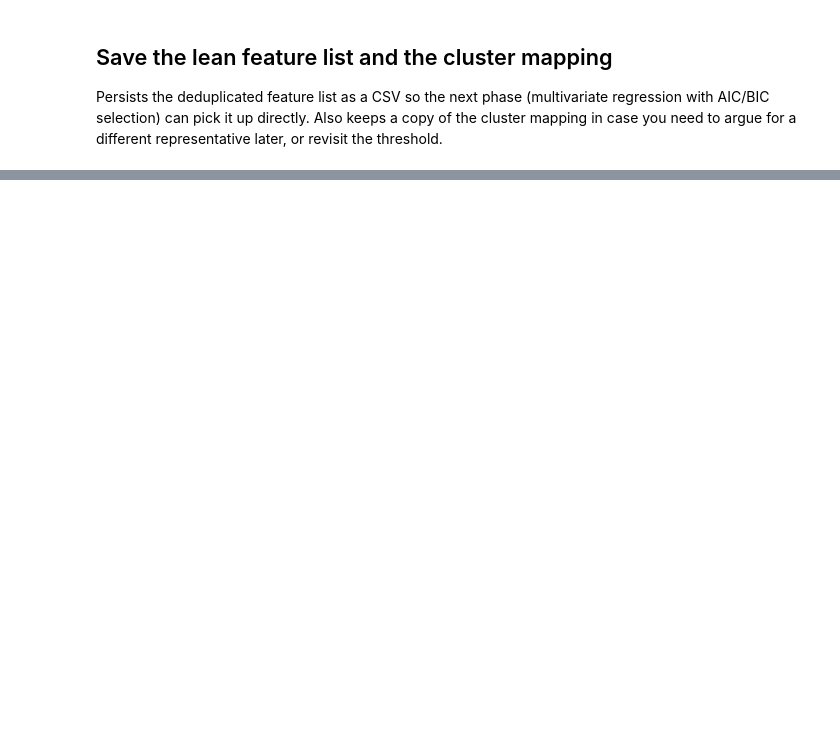
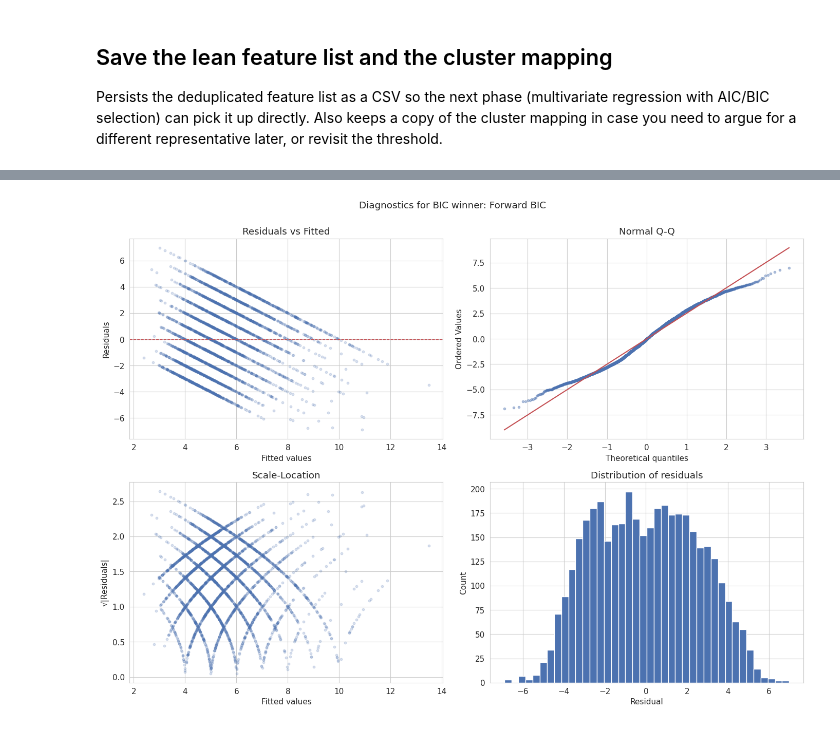
Before and after one commit to lopezbec/Python_LLM_dificulty, a Jupyter notebook: EDA_Comparison.ipynb, the cells around one changed output, grey strips where cells are left out. Drawn from its saved outputs; the diff is of its cells as text; code cells hidden in the pictures; blank space fills up the shorter version.

```diff
--- a/EDA_Comparison.ipynb
+++ b/EDA_Comparison.ipynb
@@ -834,0 +1050,16 @@ Saved:
+# %%
+print("Forward stepwise (AIC):")
+fwd_aic, fwd_aic_score = stepwise_forward(X_std, y, criterion="aic", verbose=True)
+print(f"\nFinal AIC: {fwd_aic_score:.2f}, features kept: {len(fwd_aic)}")
+
+print("\nBackward stepwise (AIC):")
+bwd_aic, bwd_aic_score = stepwise_backward(X_std, y, criterion="aic", verbose=True)
+print(f"\nFinal AIC: {bwd_aic_score:.2f}, features kept: {len(bwd_aic)}")
+
+print("\nForward stepwise (BIC):")
+fwd_bic, fwd_bic_score = stepwise_forward(X_std, y, criterion="bic", verbose=True)
+print(f"\nFinal BIC: {fwd_bic_score:.2f}, features kept: {len(fwd_bic)}")
+
+print("\nBackward stepwise (BIC):")
+bwd_bic, bwd_bic_score = stepwise_backward(X_std, y, criterion="bic", verbose=True)
+print(f"\nFinal BIC: {bwd_bic_score:.2f}, features kept: {len(bwd_bic)}")
@@ -834,0 +1244,45 @@ Saved:
+# %%
+from scipy import stats
+
+# Use the BIC winner for diagnostics (more parsimonious, easier to interpret)
+final_model = final_bic_model
+fitted = final_model.fittedvalues
+residuals = final_model.resid
+
+fig, axes = plt.subplots(2, 2, figsize=(14, 10))
+
+# 1. Residuals vs fitted
+axes[0, 0].scatter(fitted, residuals, alpha=0.2, s=10, color="#4C72B0")
+axes[0, 0].axhline(0, color="#C44E52", linestyle="--", linewidth=1)
+axes[0, 0].set_xlabel("Fitted values")
+axes[0, 0].set_ylabel("Residuals")
+axes[0, 0].set_title("Residuals vs Fitted")
+
+# 2. Q-Q plot
+stats.probplot(residuals, dist="norm", plot=axes[0, 1])
+axes[0, 1].set_title("Normal Q-Q")
+axes[0, 1].get_lines()[0].set_markerfacecolor("#4C72B0")
+axes[0, 1].get_lines()[0].set_markeredgecolor("#4C72B0")
+axes[0, 1].get_lines()[0].set_markersize(3)
+axes[0, 1].get_lines()[0].set_alpha(0.4)
+axes[0, 1].get_lines()[1].set_color("#C44E52")
+
+# 3. Scale-location
+sqrt_abs_resid = np.sqrt(np.abs(residuals))
+axes[1, 0].scatter(fitted, sqrt_abs_resid, alpha=0.2, s=10, color="#4C72B0")
+axes[1, 0].set_xlabel("Fitted values")
+axes[1, 0].set_ylabel("√|Residuals|")
+axes[1, 0].set_title("Scale-Location")
+
+# 4. Histogram of residuals
+axes[1, 1].hist(residuals, bins=40, color="#4C72B0", edgecolor="white")
+axes[1, 1].set_xlabel("Residual")
+axes[1, 1].set_ylabel("Count")
+axes[1, 1].set_title("Distribution of residuals")
+
+plt.suptitle(f"Diagnostics for BIC winner: {bic_winner['model']}", y=1.00)
+plt.tight_layout()
+plt.savefig("plot_regression_diagnostics.png", dpi=150, bbox_inches="tight")
+plt.show()
+# %% [output]
+[figure, added]
```
Also changed, not shown: parts of 48 cells of this notebook.
